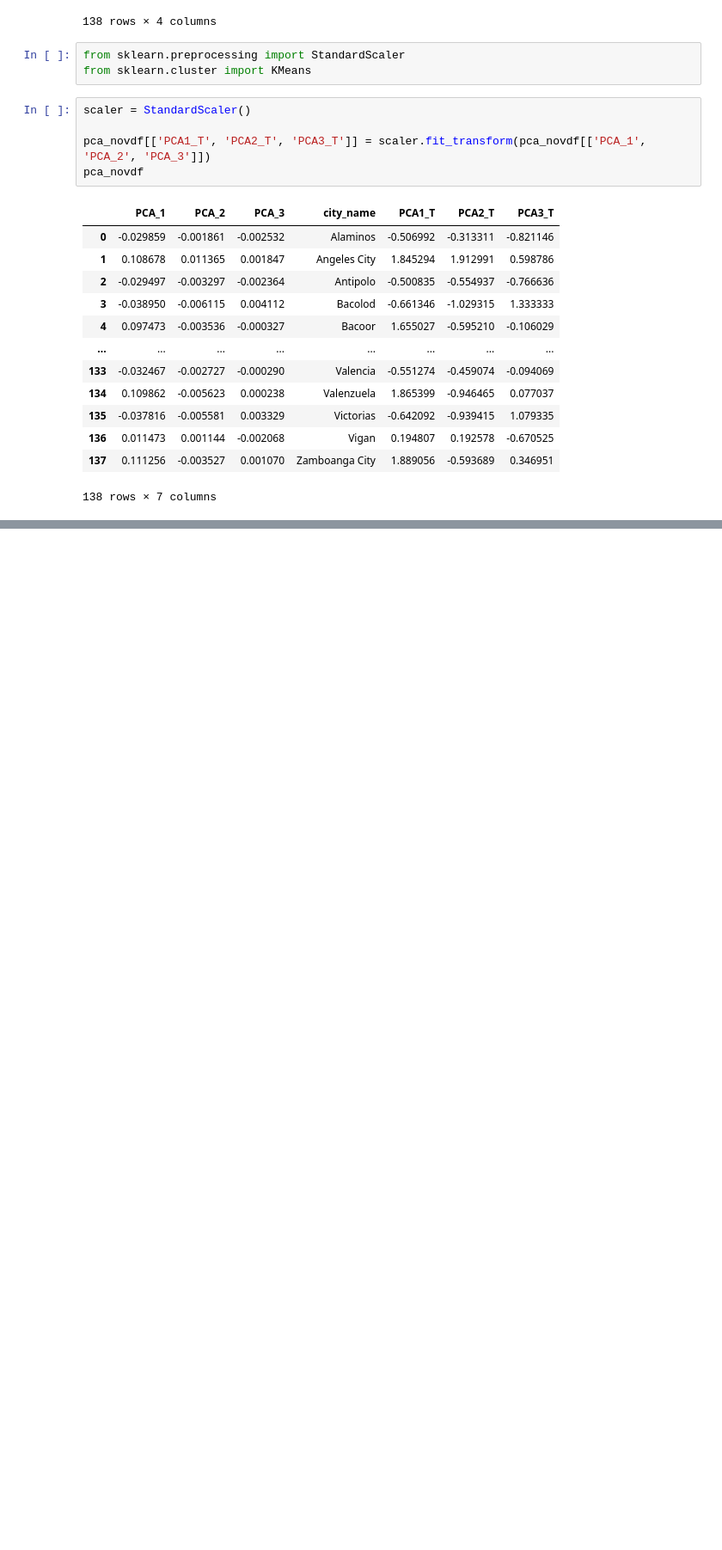
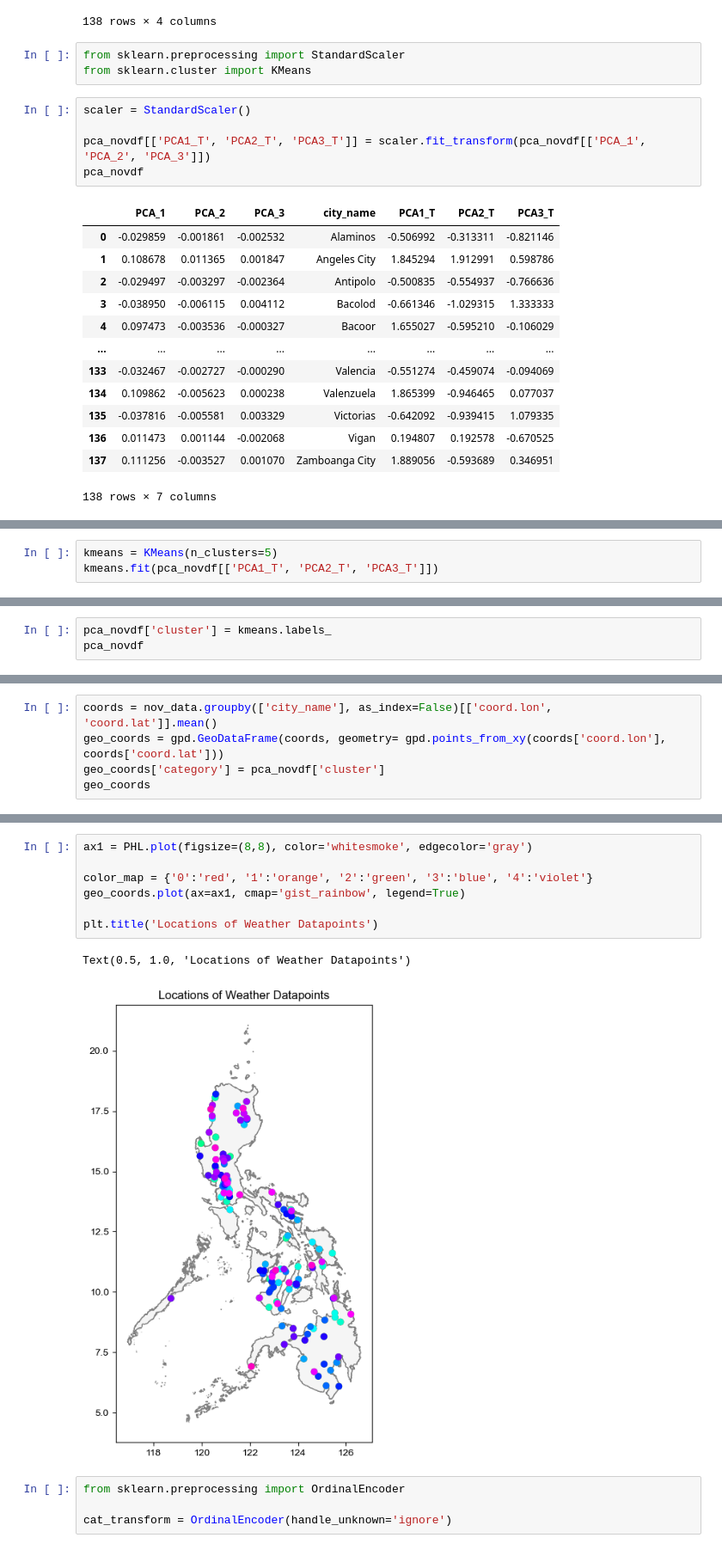
Before and after one commit to majavier26/App_Physics_157, a Jupyter notebook: Project/PCA test.ipynb, the cells around one changed output, grey strips where cells are left out. Shown at 86% size. Cells and saved outputs as stored; diff of their text form; blank space fills up the shorter version.

```diff
--- a/Project/PCA test.ipynb
+++ b/Project/PCA test.ipynb
@@ -254,0 +260,3 @@ AttributeError: 'NoneType' object has no attribute 'split'
+# %%
+kmeans = KMeans(n_clusters=5)
+kmeans.fit(pca_novdf[['PCA1_T', 'PCA2_T', 'PCA3_T']])
@@ -254,0 +267,3 @@ AttributeError: 'NoneType' object has no attribute 'split'
+# %%
+pca_novdf['cluster'] = kmeans.labels_
+pca_novdf
@@ -254,0 +314,5 @@ AttributeError: 'NoneType' object has no attribute 'split'
+# %%
+coords = nov_data.groupby(['city_name'], as_index=False)[['coord.lon', 'coord.lat']].mean()
+geo_coords = gpd.GeoDataFrame(coords, geometry= gpd.points_from_xy(coords['coord.lon'], coords['coord.lat']))
+geo_coords['category'] = pca_novdf['cluster']
+geo_coords
@@ -254,0 +333,14 @@ AttributeError: 'NoneType' object has no attribute 'split'
+# %%
+ax1 = PHL.plot(figsize=(8,8), color='whitesmoke', edgecolor='gray')
+
+color_map = {'0':'red', '1':'orange', '2':'green', '3':'blue', '4':'violet'}
+geo_coords.plot(ax=ax1, cmap='gist_rainbow', legend=True)
+
+plt.title('Locations of Weather Datapoints')
+# %% [output]
+Text(0.5, 1.0, 'Locations of Weather Datapoints')
+[figure, added]
+# %%
+from sklearn.preprocessing import OrdinalEncoder
+
+cat_transform = OrdinalEncoder(handle_unknown='ignore')
```
Also changed, not shown: parts of 15 cells of this notebook, 18 other files.
